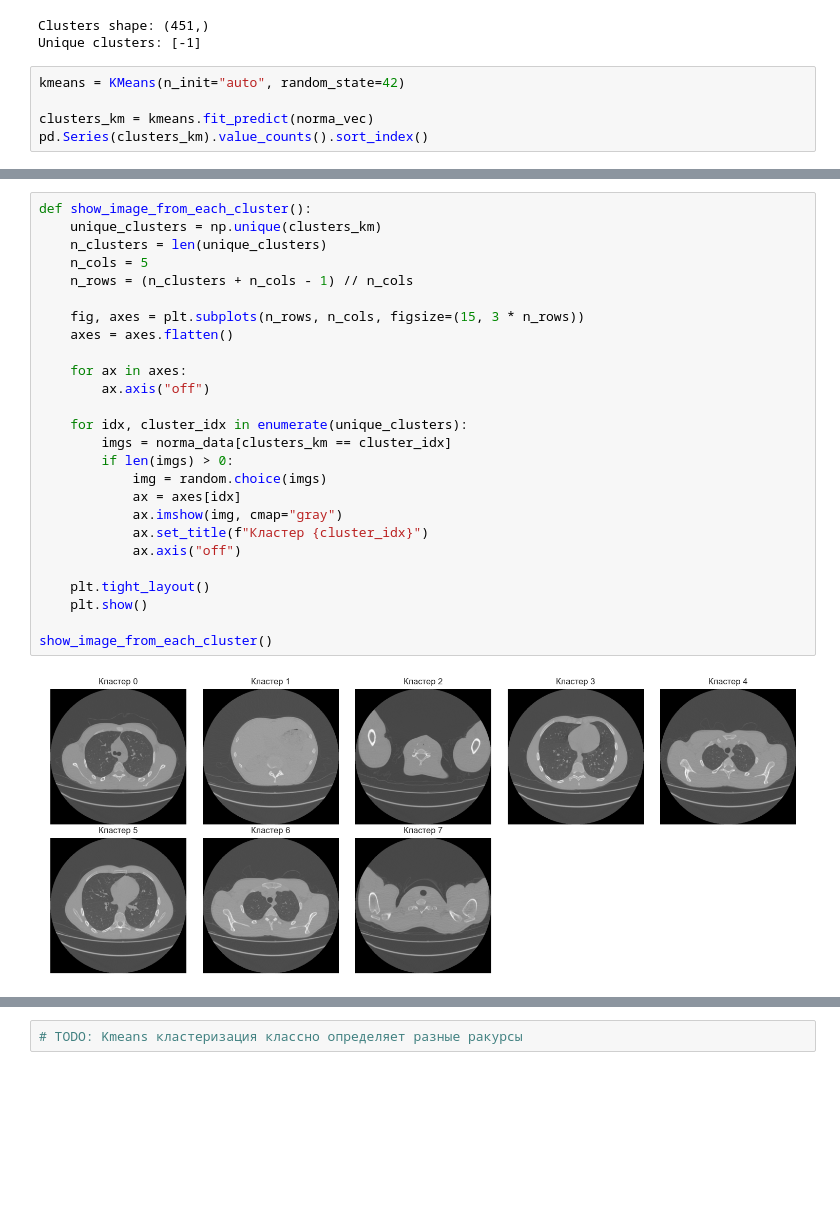
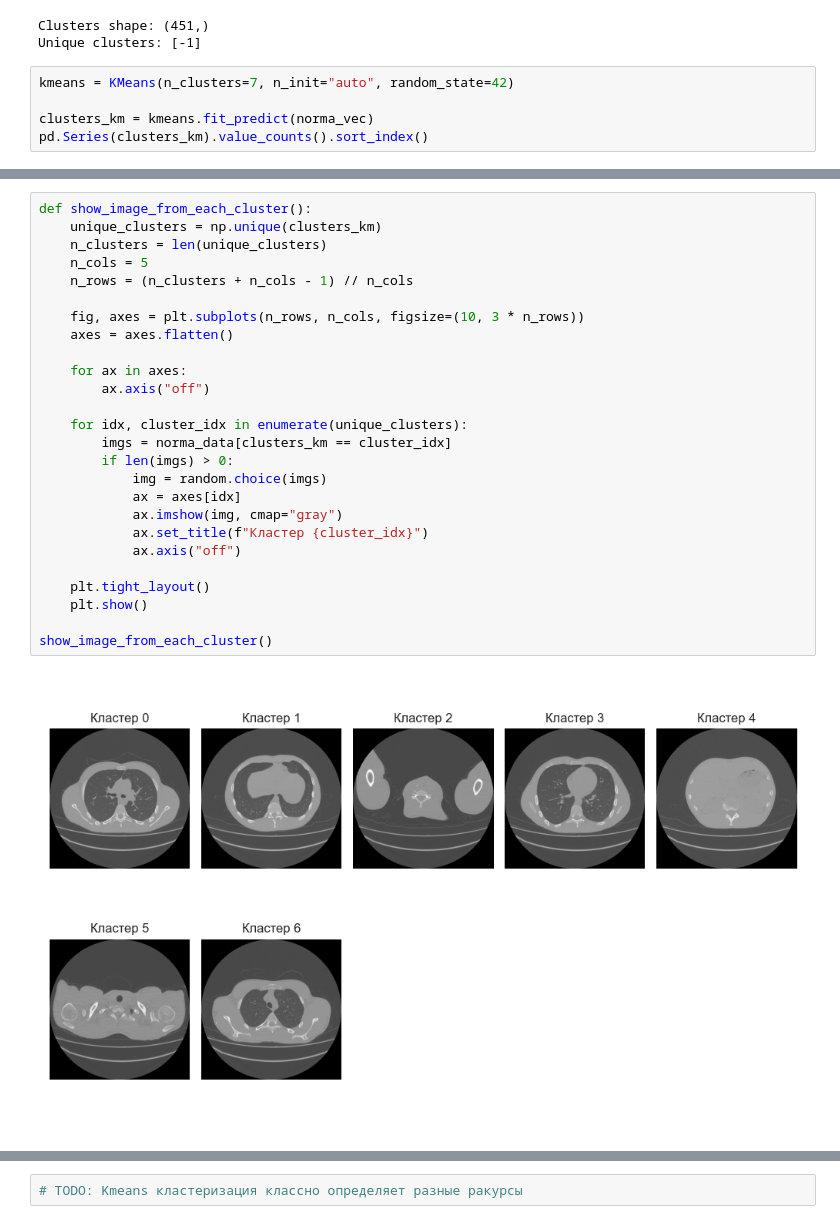
Before and after one commit to be1pheg0r/ct-clf-hack, a Jupyter notebook: notebooks/cluster.ipynb, the cells around one changed output, grey strips where cells are left out. Drawn from its saved outputs; the diff is of its cells as text; blank space fills up the shorter version.

```diff
--- a/notebooks/cluster.ipynb
+++ b/notebooks/cluster.ipynb
@@ -70,7 +70,7 @@ print(f"Unique clusters: {np.unique(clusters)}")
 Clusters shape: (451,)
 Unique clusters: [-1]
 # %%
-kmeans = KMeans(n_init="auto", random_state=42)
+kmeans = KMeans(n_clusters=7, n_init="auto", random_state=42)
 
 clusters_km = kmeans.fit_predict(norma_vec)
 pd.Series(clusters_km).value_counts().sort_index()
@@ -116,28 +115,28 @@ interactive(children=(IntSlider(value=0, description='Кластер:', max=7),
 # %%
 def show_image_from_each_cluster():
     unique_clusters = np.unique(clusters_km)
     n_clusters = len(unique_clusters)
     n_cols = 5
     n_rows = (n_clusters + n_cols - 1) // n_cols
 
-    fig, axes = plt.subplots(n_rows, n_cols, figsize=(15, 3 * n_rows))
+    fig, axes = plt.subplots(n_rows, n_cols, figsize=(10, 3 * n_rows))
     axes = axes.flatten()
 
     for ax in axes:
         ax.axis("off")
 
     for idx, cluster_idx in enumerate(unique_clusters):
         imgs = norma_data[clusters_km == cluster_idx]
         if len(imgs) > 0:
             img = random.choice(imgs)
             ax = axes[idx]
             ax.imshow(img, cmap="gray")
             ax.set_title(f"Кластер {cluster_idx}")
             ax.axis("off")
 
     plt.tight_layout()
     plt.show()
 
 show_image_from_each_cluster()
 # %% [output]
-[figure, old version]
+[figure, new version]
```
Also changed, not shown: parts of 5 cells of this notebook, 2 other files.
